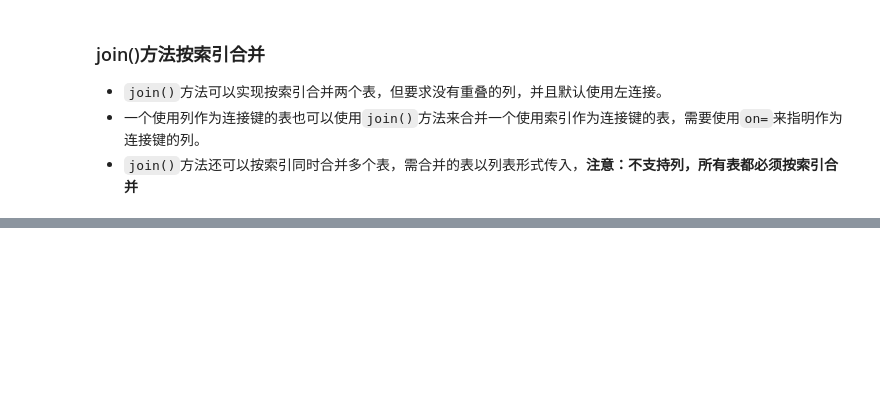
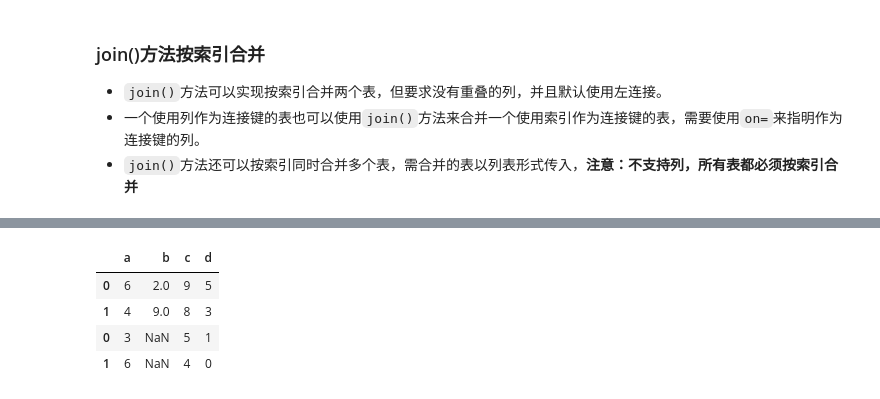
Before and after one commit to McJevons/jupyter-notebook, a Jupyter notebook: 数据规整（二）：合并数据集.ipynb, the cells around one changed output, grey strips where cells are left out. Cells and saved outputs as stored; diff of their text form; code cells hidden in the pictures; blank space fills up the shorter version.

```diff
--- a/数据规整（二）：合并数据集.ipynb
+++ b/数据规整（二）：合并数据集.ipynb
@@ -228,0 +344,9 @@ data1.join([data3,data4])
+# %%
+# 没设置index值的表合并，默认情况index值直接连接
+pd.concat([df3, df4], sort=False)
+# %% [output]
+|  | a | b | c | d |
+| 0 | 6 | 2.0 | 9 | 5 |
+| 1 | 4 | 9.0 | 8 | 3 |
+| 0 | 3 | NaN | 5 | 1 |
+| 1 | 6 | NaN | 4 | 0 |
```
Also changed, not shown: parts of 30 cells of this notebook, 1 other file.
